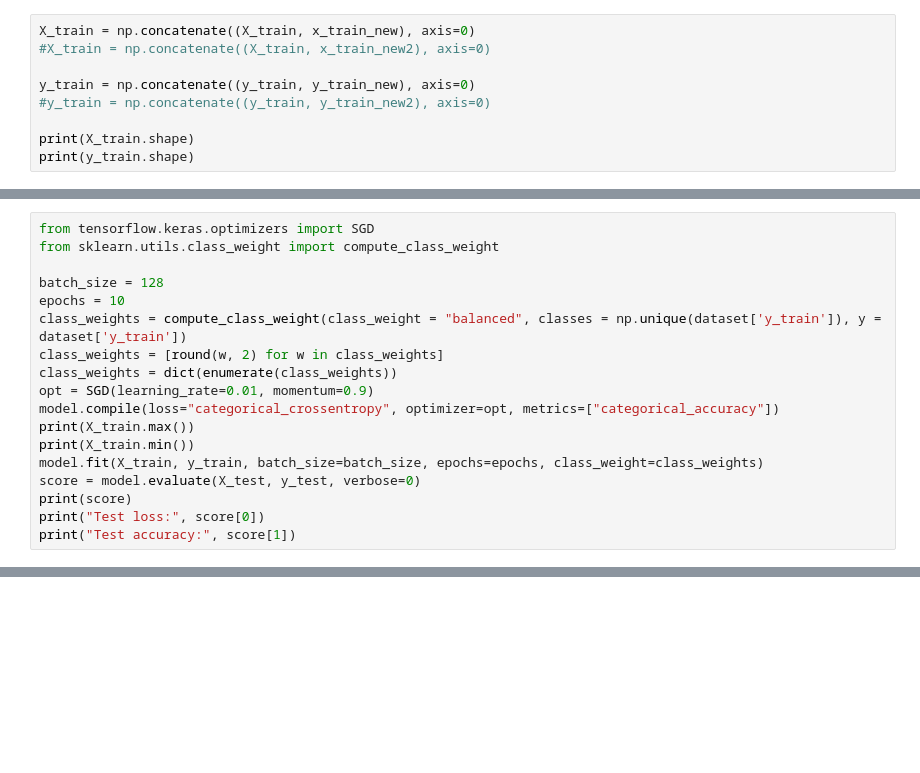
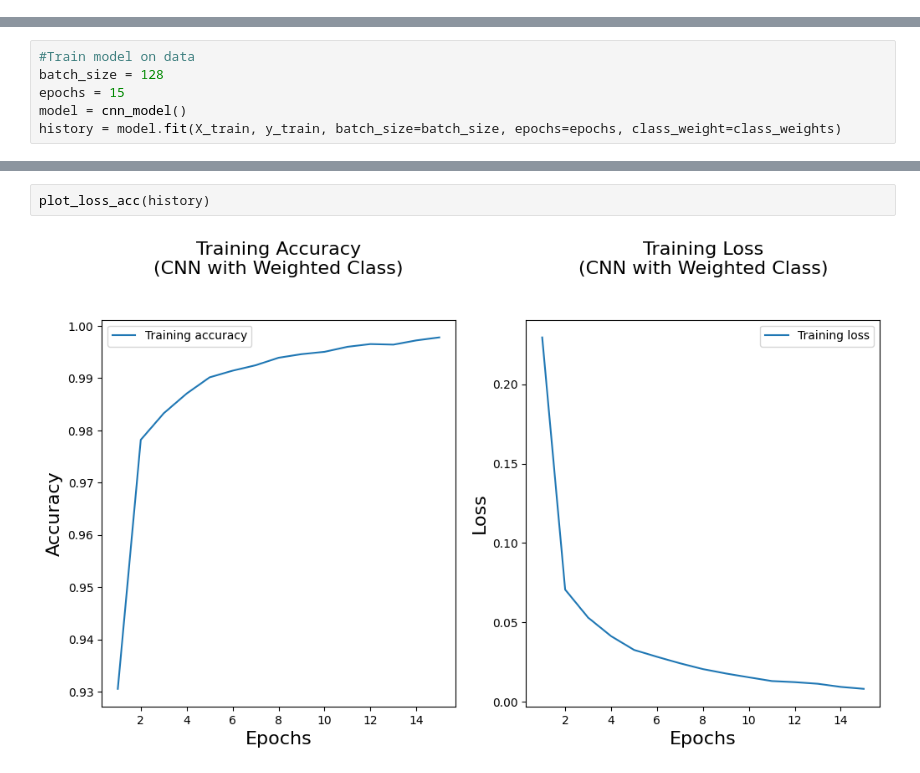
Before and after one commit to deniztahmouresi/interviewTask, a Jupyter notebook: InterviewTask.ipynb, the cells around one changed output, grey strips where cells are left out. Drawn from its saved outputs; the diff is of its cells as text; blank space fills up the shorter version.

```diff
--- a/InterviewTask.ipynb
+++ b/InterviewTask.ipynb
@@ -97,9 +335,0 @@ print(x_train_new2.min())
-# %%
-X_train = np.concatenate((X_train, x_train_new), axis=0)
-#X_train = np.concatenate((X_train, x_train_new2), axis=0)
-
-y_train = np.concatenate((y_train, y_train_new), axis=0)
-#y_train = np.concatenate((y_train, y_train_new2), axis=0)
-
-print(X_train.shape)
-print(y_train.shape)
@@ -164,18 +335,0 @@ _________________________________________________________________
-# %%
-from tensorflow.keras.optimizers import SGD
-from sklearn.utils.class_weight import compute_class_weight
-
-batch_size = 128
-epochs = 10
-class_weights = compute_class_weight(class_weight = "balanced", classes = np.unique(dataset['y_train']), y = dataset['y_train'])
-class_weights = [round(w, 2) for w in class_weights]
-class_weights = dict(enumerate(class_weights))
-opt = SGD(learning_rate=0.01, momentum=0.9)
-model.compile(loss="categorical_crossentropy", optimizer=opt, metrics=["categorical_accuracy"])
-print(X_train.max())
-print(X_train.min())
-model.fit(X_train, y_train, batch_size=batch_size, epochs=epochs, class_weight=class_weights)
-score = model.evaluate(X_test, y_test, verbose=0)
-print(score)
-print("Test loss:", score[0])
-print("Test accuracy:", score[1])
@@ -193,0 +345,6 @@ Epoch 5/10
+# %%
+#Train model on data
+batch_size = 128
+epochs = 15
+model = cnn_model()
+history = model.fit(X_train, y_train, batch_size=batch_size, epochs=epochs, class_weight=class_weights)
@@ -193,0 +369,4 @@ Epoch 5/10
+# %%
+plot_loss_acc(history)
+# %% [output]
+[figure, added]
```
Also changed, not shown: parts of 29 cells of this notebook.
